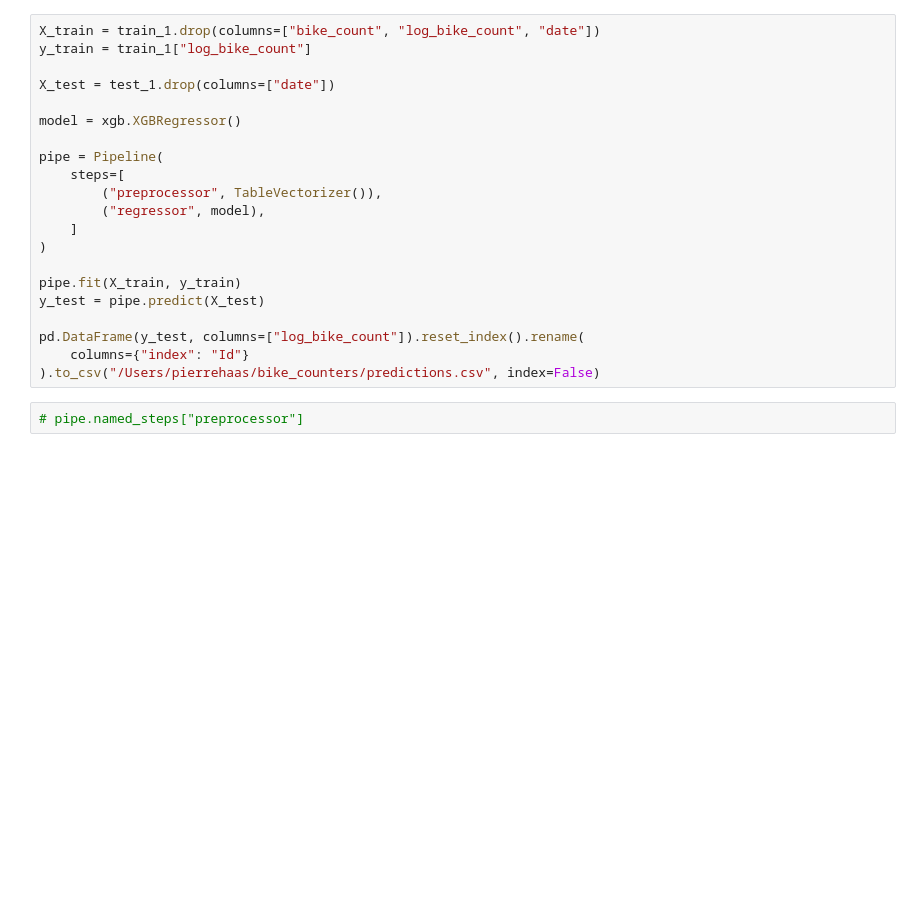
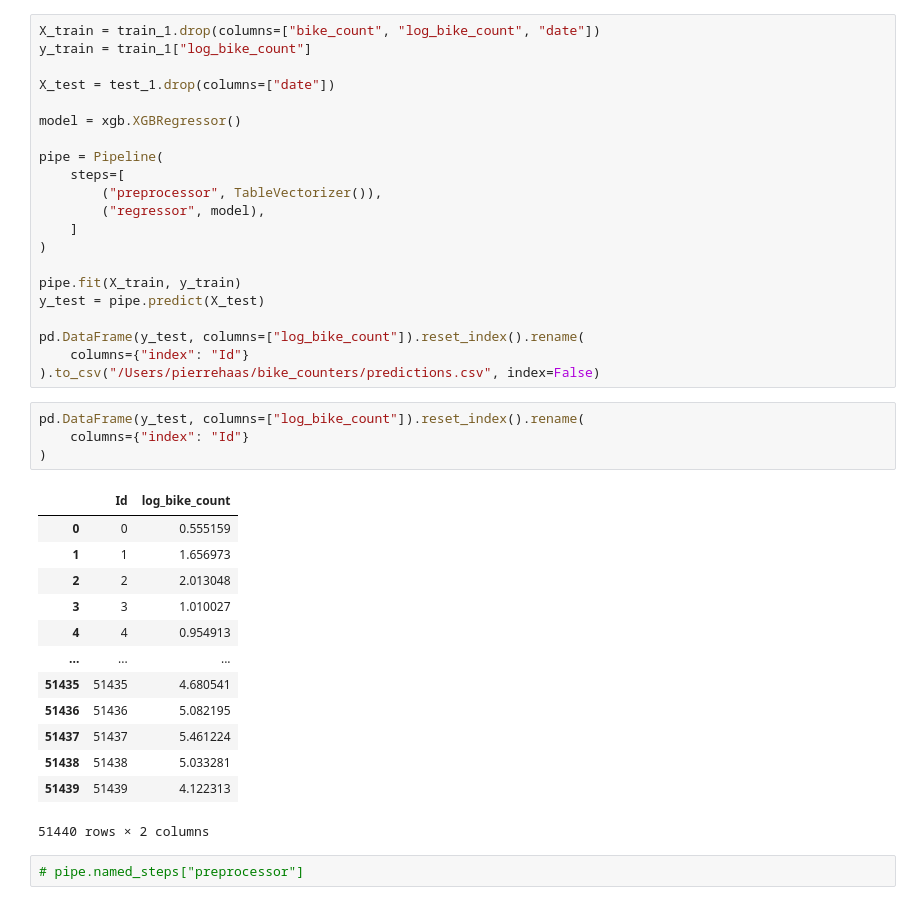
Before and after one commit to p-haas/bike_counters, a Jupyter notebook: WIP/eda_notebook.ipynb, the cells around one changed output. Cells and saved outputs as stored; diff of their text form; blank space fills up the shorter version.

```diff
--- a/WIP/eda_notebook.ipynb
+++ b/WIP/eda_notebook.ipynb
@@ -464,6 +480,24 @@ y_test = pipe.predict(X_test)
 pd.DataFrame(y_test, columns=["log_bike_count"]).reset_index().rename(
     columns={"index": "Id"}
 ).to_csv("/Users/pierrehaas/bike_counters/predictions.csv", index=False)
+# %%
+pd.DataFrame(y_test, columns=["log_bike_count"]).reset_index().rename(
+    columns={"index": "Id"}
+)
+# %% [output]
+|  | Id | log_bike_count |
+| 0 | 0 | 0.555159 |
+| 1 | 1 | 1.656973 |
+| 2 | 2 | 2.013048 |
+| 3 | 3 | 1.010027 |
+| 4 | 4 | 0.954913 |
+| ... | ... | ... |
+| 51435 | 51435 | 4.680541 |
+| 51436 | 51436 | 5.082195 |
+| 51437 | 51437 | 5.461224 |
+| 51438 | 51438 | 5.033281 |
+| 51439 | 51439 | 4.122313 |
+51440 rows × 2 columns
 # %%
 # pipe.named_steps["preprocessor"]
 # %% [markdown]
```
Also changed, not shown: parts of 3 cells of this notebook, 1 other file.
